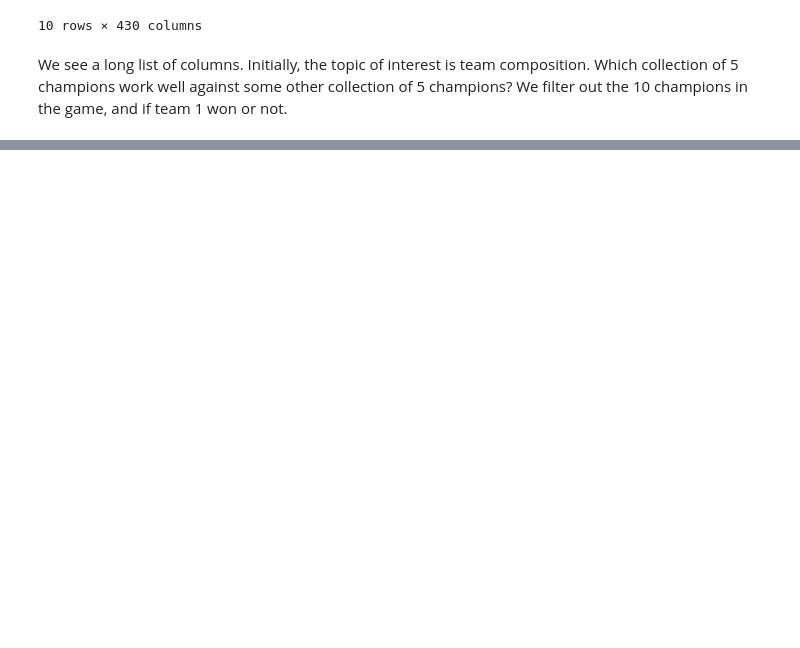
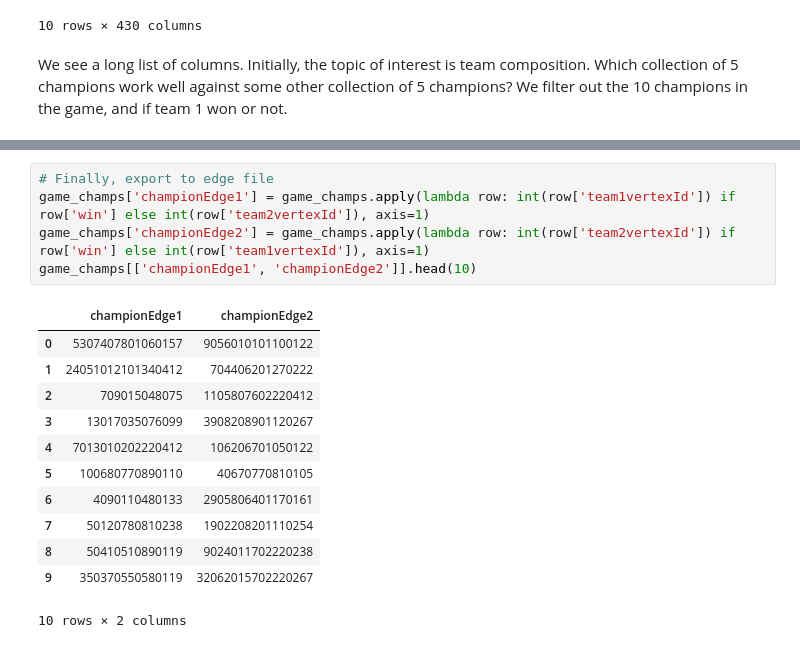
Before and after one commit to alechoey/trLOLing, a Jupyter notebook: analysis/final_project.ipynb, the cells around one changed output, grey strips where cells are left out. Cells and saved outputs as stored; diff of their text form; blank space fills up the shorter version.

```diff
--- a/analysis/final_project.ipynb
+++ b/analysis/final_project.ipynb
@@ -60,0 +92,18 @@ We thought that Graph processing would work best to look at the different team c
+# %%
+# Finally, export to edge file
+game_champs['championEdge1'] = game_champs.apply(lambda row: int(row['team1vertexId']) if row['win'] else int(row['team2vertexId']), axis=1)
+game_champs['championEdge2'] = game_champs.apply(lambda row: int(row['team2vertexId']) if row['win'] else int(row['team1vertexId']), axis=1)
+game_champs[['championEdge1', 'championEdge2']].head(10)
+# %% [output]
+|  | championEdge1 | championEdge2 |
+| 0 | 5307407801060157 | 9056010101100122 |
+| 1 | 24051012101340412 | 704406201270222 |
+| 2 | 709015048075 | 1105807602220412 |
+| 3 | 13017035076099 | 3908208901120267 |
+| 4 | 7013010202220412 | 106206701050122 |
+| 5 | 100680770890110 | 40670770810105 |
+| 6 | 4090110480133 | 2905806401170161 |
+| 7 | 50120780810238 | 1902208201110254 |
+| 8 | 50410510890119 | 9024011702220238 |
+| 9 | 350370550580119 | 32062015702220267 |
+10 rows × 2 columns
```
Also changed, not shown: parts of 5 cells of this notebook.
